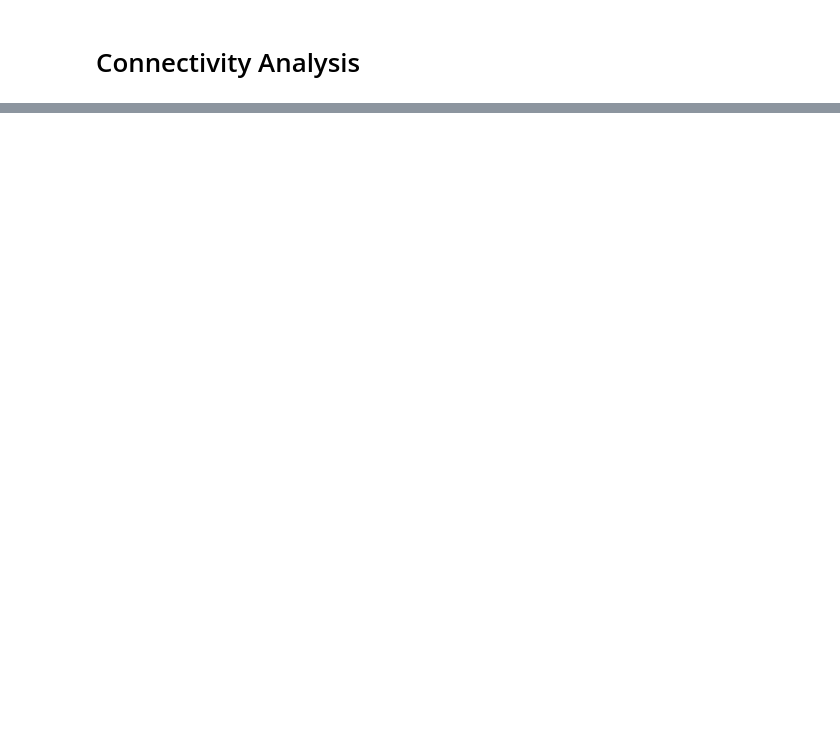
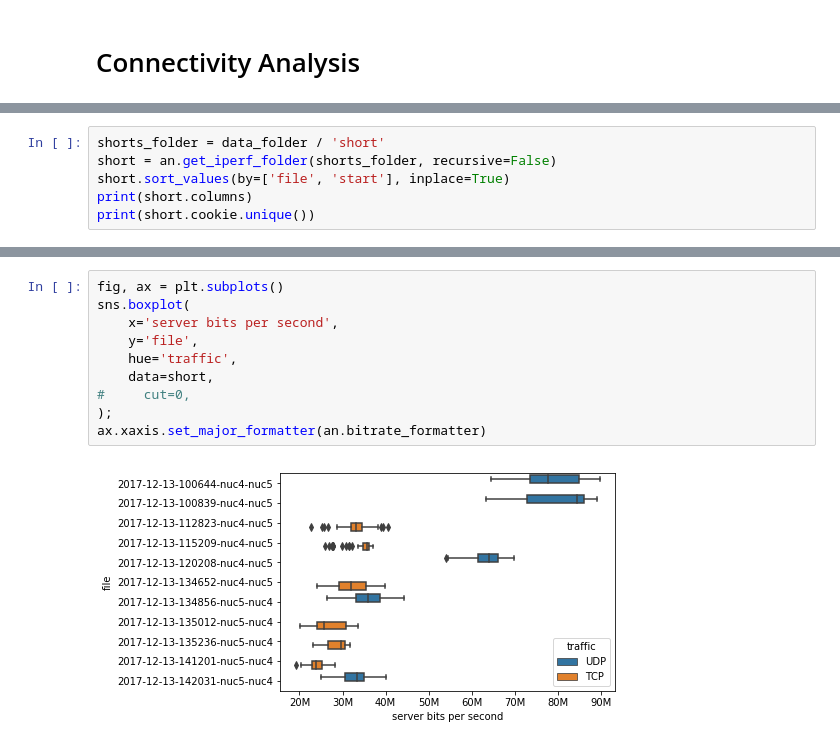
Before and after one commit to mchwalisz/walker, a Jupyter notebook: analysis/Connectivity Analysis.ipynb, the cells around one changed output, grey strips where cells are left out. Saved outputs shown, nothing was run; the diff lists cells and outputs as text; blank space fills up the shorter version.

```diff
--- a/analysis/Connectivity Analysis.ipynb
+++ b/analysis/Connectivity Analysis.ipynb
@@ -67,0 +65,6 @@ df.cookie.unique()
+# %%
+shorts_folder = data_folder / 'short'
+short = an.get_iperf_folder(shorts_folder, recursive=False)
+short.sort_values(by=['file', 'start'], inplace=True)
+print(short.columns)
+print(short.cookie.unique())
@@ -67,0 +91,12 @@ df.cookie.unique()
+# %%
+fig, ax = plt.subplots()
+sns.boxplot(
+    x='server bits per second',
+    y='file',
+    hue='traffic',
+    data=short,
+#     cut=0,
+);
+ax.xaxis.set_major_formatter(an.bitrate_formatter)
+# %% [output]
+[figure, added]
```
Also changed, not shown: parts of 11 cells of this notebook, 1 other file.
